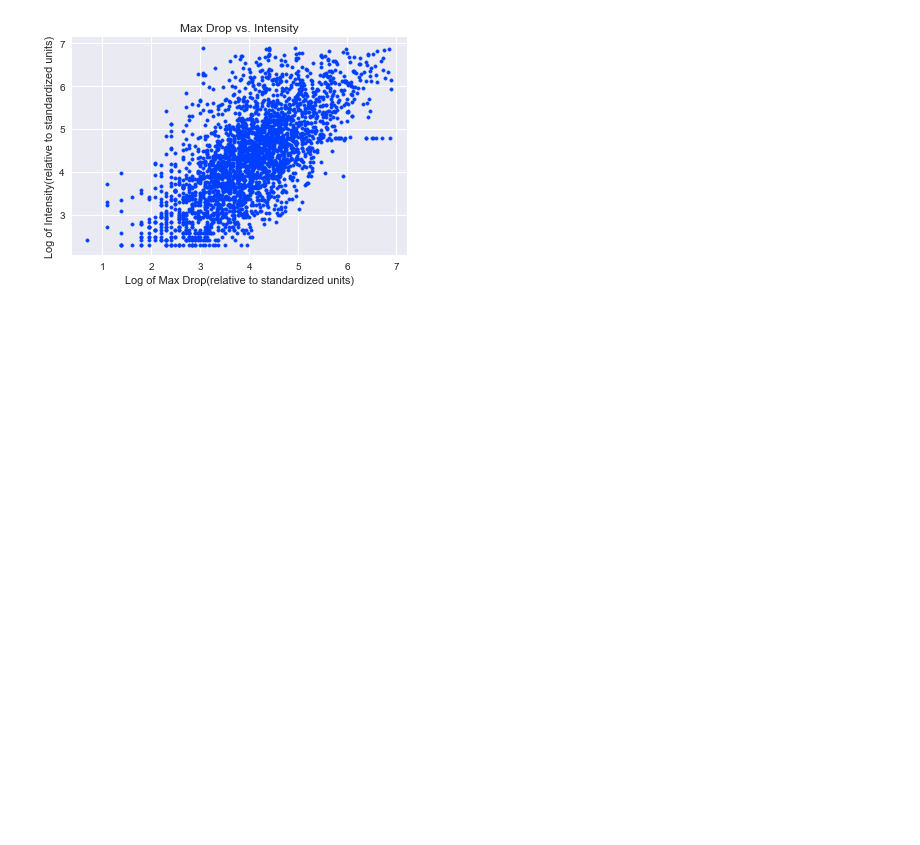
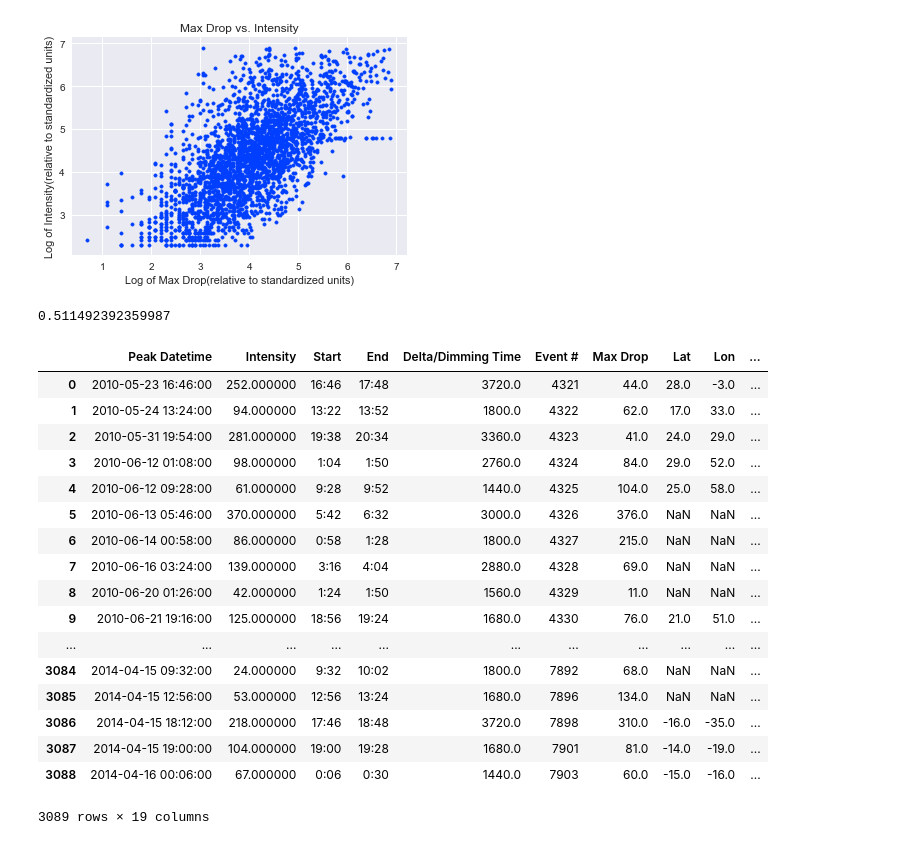
Before and after one commit to EmiliaWilson/Machine_Learning_on_Solar_Eruptive_Events, a Jupyter notebook: Notebooks and data/NN to predict OBS other stars.ipynb, the cells around one changed output. Cells and saved outputs as stored; diff of their text form; code cells hidden in the pictures; blank space fills up the shorter version.

```diff
--- a/Notebooks and data/NN to predict OBS other stars.ipynb
+++ b/Notebooks and data/NN to predict OBS other stars.ipynb
@@ -310,0 +317,25 @@ plt.savefig('MaxVsIntensity.pdf', format='pdf', dpi=1200)
+# %%
+count / 3089
+# %% [output]
+0.511492392359987
+# %%
+demon
+# %% [output]
+|  | Peak Datetime | Intensity | Start | End | Delta/Dimming Time | Event # | Max Drop | Lat | Lon | ... |
+| 0 | 2010-05-23 16:46:00 | 252.000000 | 16:46 | 17:48 | 3720.0 | 4321 | 44.0 | 28.0 | -3.0 | ... |
+| 1 | 2010-05-24 13:24:00 | 94.000000 | 13:22 | 13:52 | 1800.0 | 4322 | 62.0 | 17.0 | 33.0 | ... |
+| 2 | 2010-05-31 19:54:00 | 281.000000 | 19:38 | 20:34 | 3360.0 | 4323 | 41.0 | 24.0 | 29.0 | ... |
+| 3 | 2010-06-12 01:08:00 | 98.000000 | 1:04 | 1:50 | 2760.0 | 4324 | 84.0 | 29.0 | 52.0 | ... |
+| 4 | 2010-06-12 09:28:00 | 61.000000 | 9:28 | 9:52 | 1440.0 | 4325 | 104.0 | 25.0 | 58.0 | ... |
+| 5 | 2010-06-13 05:46:00 | 370.000000 | 5:42 | 6:32 | 3000.0 | 4326 | 376.0 | NaN | NaN | ... |
+| 6 | 2010-06-14 00:58:00 | 86.000000 | 0:58 | 1:28 | 1800.0 | 4327 | 215.0 | NaN | NaN | ... |
+| 7 | 2010-06-16 03:24:00 | 139.000000 | 3:16 | 4:04 | 2880.0 | 4328 | 69.0 | NaN | NaN | ... |
+| 8 | 2010-06-20 01:26:00 | 42.000000 | 1:24 | 1:50 | 1560.0 | 4329 | 11.0 | NaN | NaN | ... |
+| 9 | 2010-06-21 19:16:00 | 125.000000 | 18:56 | 19:24 | 1680.0 | 4330 | 76.0 | 21.0 | 51.0 | ... |
+| ... | ... | ... | ... | ... | ... | ... | ... | ... | ... | ... |
+| 3084 | 2014-04-15 09:32:00 | 24.000000 | 9:32 | 10:02 | 1800.0 | 7892 | 68.0 | NaN | NaN | ... |
+| 3085 | 2014-04-15 12:56:00 | 53.000000 | 12:56 | 13:24 | 1680.0 | 7896 | 134.0 | NaN | NaN | ... |
+| 3086 | 2014-04-15 18:12:00 | 218.000000 | 17:46 | 18:48 | 3720.0 | 7898 | 310.0 | -16.0 | -35.0 | ... |
+| 3087 | 2014-04-15 19:00:00 | 104.000000 | 19:00 | 19:28 | 1680.0 | 7901 | 81.0 | -14.0 | -19.0 | ... |
+| 3088 | 2014-04-16 00:06:00 | 67.000000 | 0:06 | 0:30 | 1440.0 | 7903 | 60.0 | -15.0 | -16.0 | ... |
+3089 rows × 19 columns
```
Also changed, not shown: parts of 14 cells of this notebook, 9 other files.
